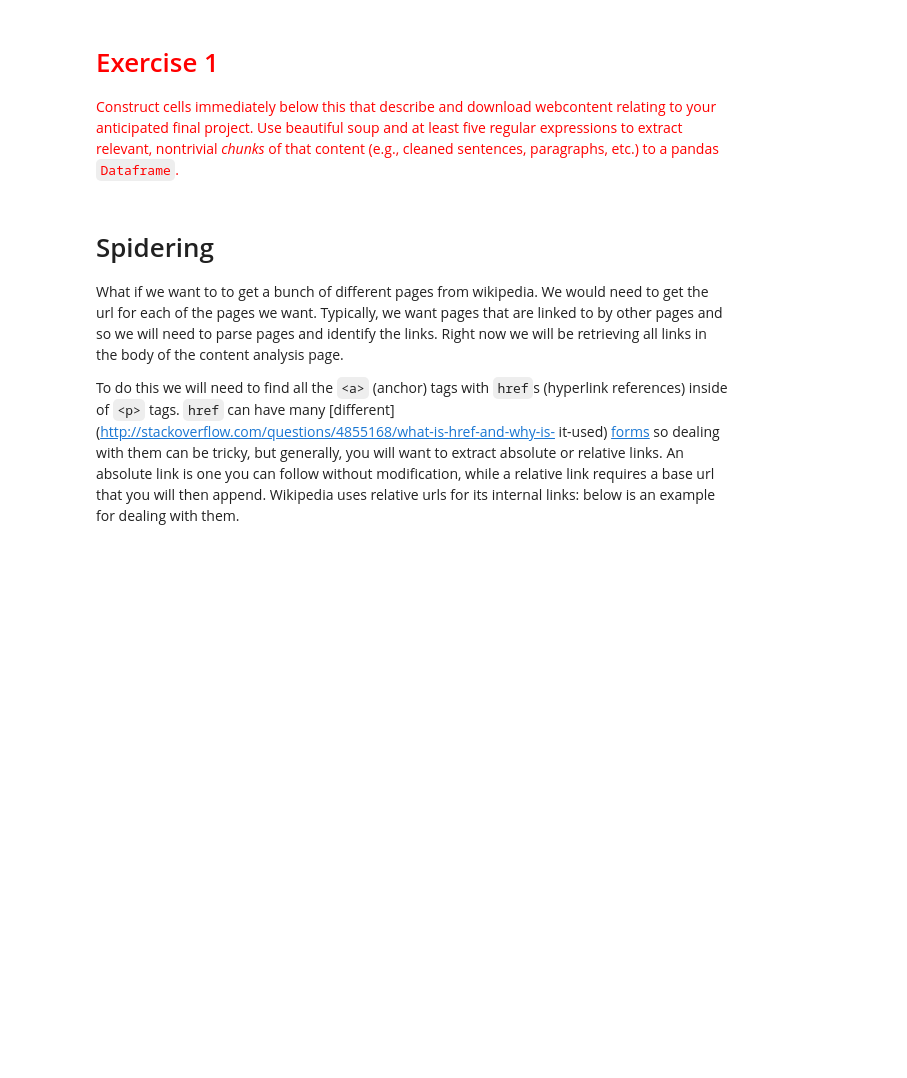
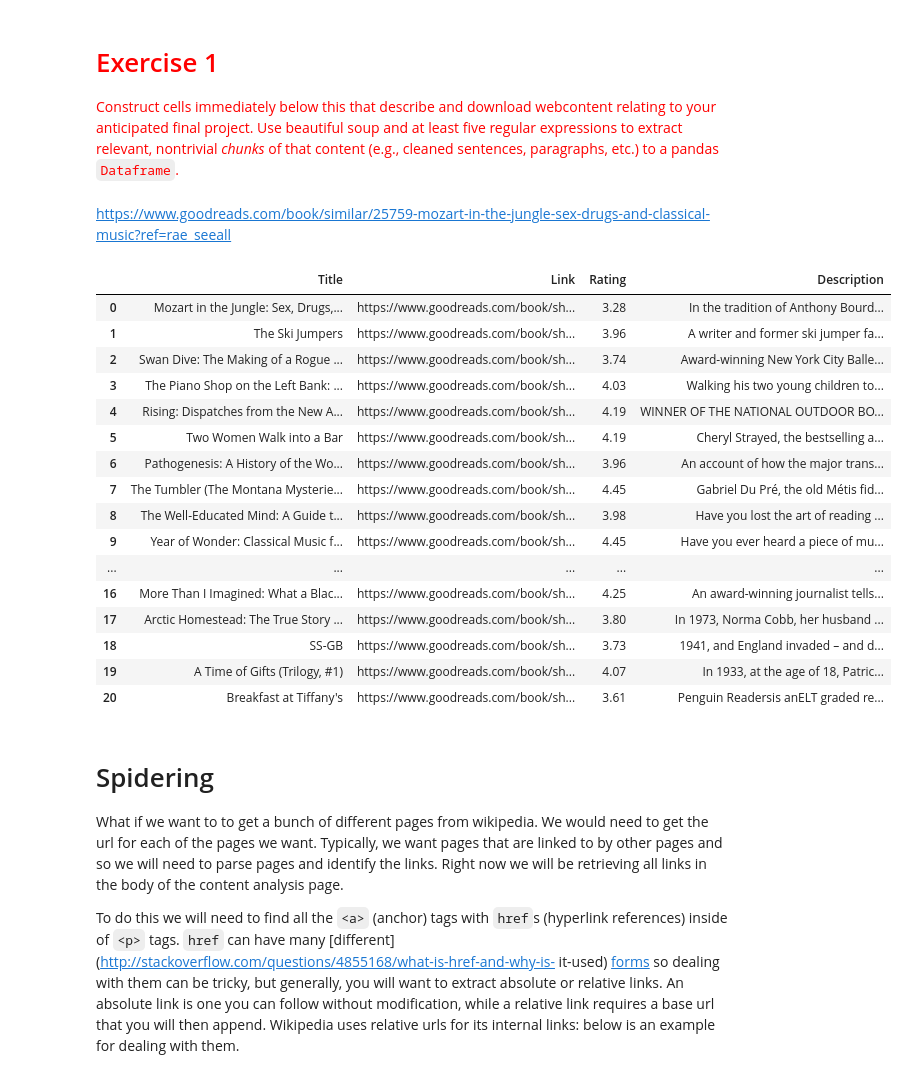
Before and after one commit to Marugannwg/Contant_Analysis_Study, a Jupyter notebook: week 1/1-Measuring-Meaning-and-Sampling.ipynb, the cells around one changed output. Saved outputs shown, nothing was run; the diff lists cells and outputs as text; code cells hidden in the pictures; blank space fills up the shorter version.

```diff
--- a/week 1/1-Measuring-Meaning-and-Sampling.ipynb
+++ b/week 1/1-Measuring-Meaning-and-Sampling.ipynb
@@ -199,3 +311,5 @@ the [re docs](https://docs.python.org/3/library/re.html) there is also a short
 # %% [markdown]
 # <font color="red">Exercise 1</font>
 <font color="red">Construct cells immediately below this that describe and download webcontent relating to your anticipated final project. Use beautiful soup and at least five regular expressions to extract relevant, nontrivial *chunks* of that content (e.g., cleaned sentences, paragraphs, etc.) to a pandas `Dataframe`.</font>
+# %% [markdown]
+https://www.goodreads.com/book/similar/25759-mozart-in-the-jungle-sex-drugs-and-classical-music?ref=rae_seeall
@@ -202,3 +360,58 @@ the [re docs](https://docs.python.org/3/library/re.html) there is also a short
+# %%
+def scrape_goodreads_page(url):
+    response = requests.get(url)
+    soup = bs4.BeautifulSoup(response.text, 'html.parser')
+
+    books_data = []
+
+    for book_div in soup.find_all('div', class_='responsiveBook'):
+        # Extract title and link
+        # sample: <a class="gr-h3 gr-h3--serif gr-h3--noMargin" href= "link"....>
+        title_tag = book_div.find('a', class_='gr-h3 gr-h3--serif gr-h3--noMargin')
+        title = title_tag.find('span', itemprop='name').get_text()
+        link = 'https://www.goodreads.com' + title_tag['href']
+
+        # Extract rating
+        # sample: <div class="communityRating" aria-label="Rated 3.96 of 5" .... >
+        rating_div = book_div.find('div', class_='communityRating')
+        rating = re.search(r'Rated (\d+\.\d+) of 5', rating_div['aria-label']).group(1)
+
+        # Extract description
+        description_span = book_div.find('div', class_='expandableHtml').find('span')
+        description = description_span.get_text(strip=True)
+
+        books_data.append({
+            'Title': title,
+            'Link': link,
+            'Rating': rating,
+            'Description': description
+        })
+
+    return pandas.DataFrame(books_data)
+# %%
+url = 'https://www.goodreads.com/book/similar/25759-mozart-in-the-jungle-sex-drugs-and-classical-music?ref=rae_seeall'
+# %%
+a = scrape_goodreads_page(url)
+# %%
+a
+# %% [output]
+|  | Title | Link | Rating | Description |
+| 0 | Mozart in the Jungle: Sex, Drugs,... | https://www.goodreads.com/book/sh... | 3.28 | In the tradition of Anthony Bourd... |
+| 1 | The Ski Jumpers | https://www.goodreads.com/book/sh... | 3.96 | A writer and former ski jumper fa... |
+| 2 | Swan Dive: The Making of a Rogue ... | https://www.goodreads.com/book/sh... | 3.74 | Award-winning New York City Balle... |
+| 3 | The Piano Shop on the Left Bank: ... | https://www.goodreads.com/book/sh... | 4.03 | Walking his two young children to... |
+| 4 | Rising: Dispatches from the New A... | https://www.goodreads.com/book/sh... | 4.19 | WINNER OF THE NATIONAL OUTDOOR BO... |
+| 5 | Two Women Walk into a Bar | https://www.goodreads.com/book/sh... | 4.19 | Cheryl Strayed, the bestselling a... |
+| 6 | Pathogenesis: A History of the Wo... | https://www.goodreads.com/book/sh... | 3.96 | An account of how the major trans... |
+| 7 | The Tumbler (The Montana Mysterie... | https://www.goodreads.com/book/sh... | 4.45 | Gabriel Du Pré, the old Métis fid... |
+| 8 | The Well-Educated Mind: A Guide t... | https://www.goodreads.com/book/sh... | 3.98 | Have you lost the art of reading ... |
+| 9 | Year of Wonder: Classical Music f... | https://www.goodreads.com/book/sh... | 4.45 | Have you ever heard a piece of mu... |
+| ... | ... | ... | ... | ... |
+| 16 | More Than I Imagined: What a Blac... | https://www.goodreads.com/book/sh... | 4.25 | An award-winning journalist tells... |
+| 17 | Arctic Homestead: The True Story ... | https://www.goodreads.com/book/sh... | 3.80 | In 1973, Norma Cobb, her husband ... |
+| 18 | SS-GB | https://www.goodreads.com/book/sh... | 3.73 | 1941, and England invaded – and d... |
+| 19 | A Time of Gifts (Trilogy, #1) | https://www.goodreads.com/book/sh... | 4.07 | In 1933, at the age of 18, Patric... |
+| 20 | Breakfast at Tiffany's | https://www.goodreads.com/book/sh... | 3.61 | Penguin Readersis anELT graded re... |
 # %% [markdown]
 
 # Spidering
```
Also changed, not shown: parts of 12 cells of this notebook.
